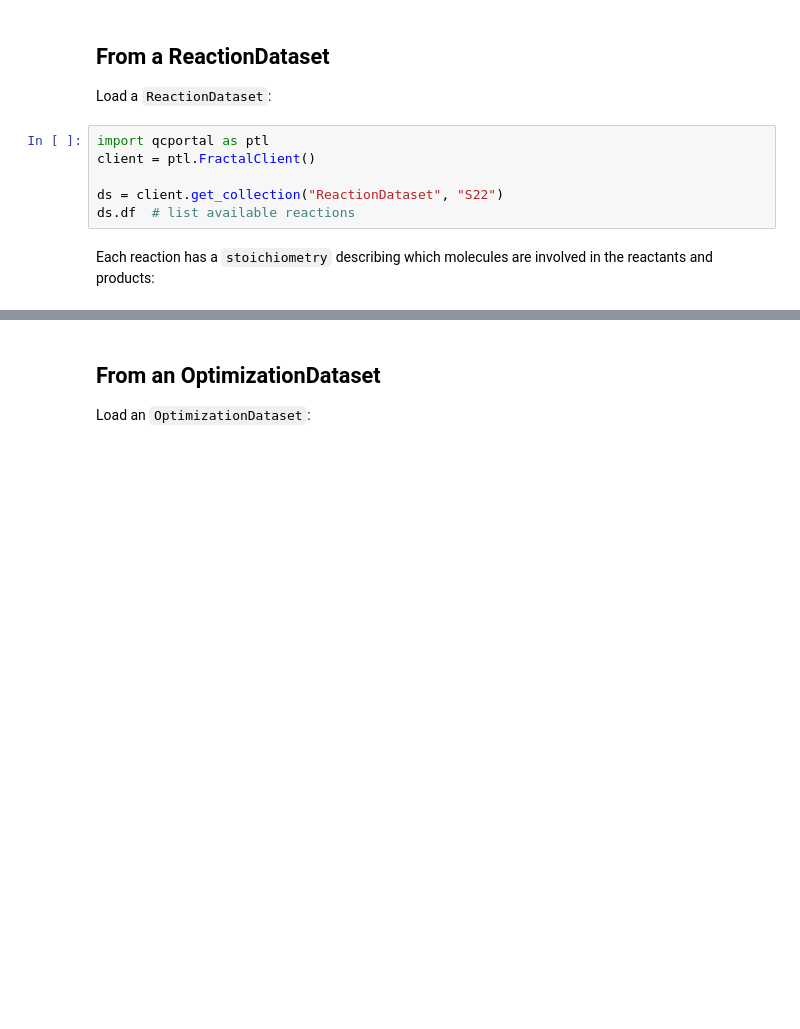
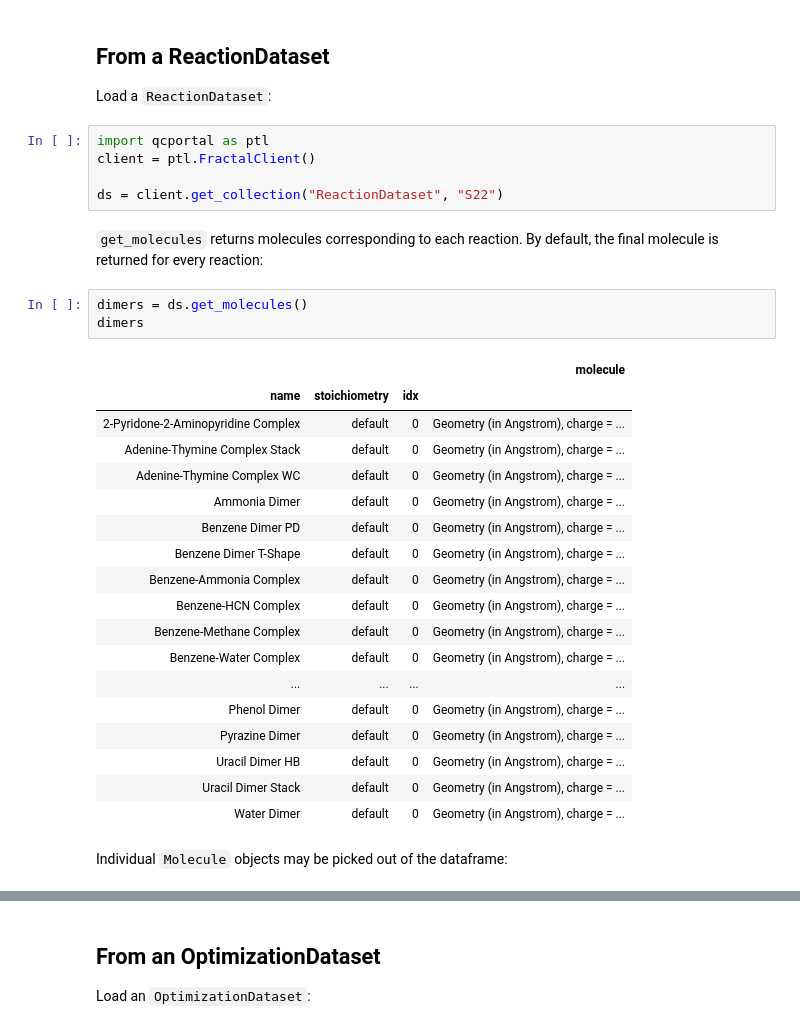
Before and after one commit to MolSSI/QCArchiveExamples, a Jupyter notebook: cookbook/molecules.ipynb, the cells around one changed output, grey strips where cells are left out. Drawn from its saved outputs; the diff is of its cells as text; blank space fills up the shorter version.

Commit message:
Update molecules cookbook to use get_molecules.

```diff
--- a/cookbook/molecules.ipynb
+++ b/cookbook/molecules.ipynb
@@ -28,6 +49,29 @@ import qcportal as ptl
 client = ptl.FractalClient()
 
 ds = client.get_collection("ReactionDataset", "S22")
-ds.df  # list available reactions
-# %% [markdown]
-Each reaction has a `stoichiometry` describing which molecules are involved in the reactants and products:
+# %% [markdown]
+`get_molecules` returns molecules corresponding to each reaction. By default, the final molecule is returned for every reaction:
+# %%
+dimers = ds.get_molecules()
+dimers
+# %% [output]
+|  |  |  | molecule |
+| name | stoichiometry | idx |  |
+| 2-Pyridone-2-Aminopyridine Complex | default | 0 | Geometry (in Angstrom), charge = ... |
+| Adenine-Thymine Complex Stack | default | 0 | Geometry (in Angstrom), charge = ... |
+| Adenine-Thymine Complex WC | default | 0 | Geometry (in Angstrom), charge = ... |
+| Ammonia Dimer | default | 0 | Geometry (in Angstrom), charge = ... |
+| Benzene Dimer PD | default | 0 | Geometry (in Angstrom), charge = ... |
+| Benzene Dimer T-Shape | default | 0 | Geometry (in Angstrom), charge = ... |
+| Benzene-Ammonia Complex | default | 0 | Geometry (in Angstrom), charge = ... |
+| Benzene-HCN Complex | default | 0 | Geometry (in Angstrom), charge = ... |
+| Benzene-Methane Complex | default | 0 | Geometry (in Angstrom), charge = ... |
+| Benzene-Water Complex | default | 0 | Geometry (in Angstrom), charge = ... |
+| ... | ... | ... | ... |
+| Phenol Dimer | default | 0 | Geometry (in Angstrom), charge = ... |
+| Pyrazine Dimer | default | 0 | Geometry (in Angstrom), charge = ... |
+| Uracil Dimer HB | default | 0 | Geometry (in Angstrom), charge = ... |
+| Uracil Dimer Stack | default | 0 | Geometry (in Angstrom), charge = ... |
+| Water Dimer | default | 0 | Geometry (in Angstrom), charge = ... |
+# %% [markdown]
+Individual `Molecule` objects may be picked out of the dataframe:
```
Also changed, not shown: parts of 23 cells of this notebook.
